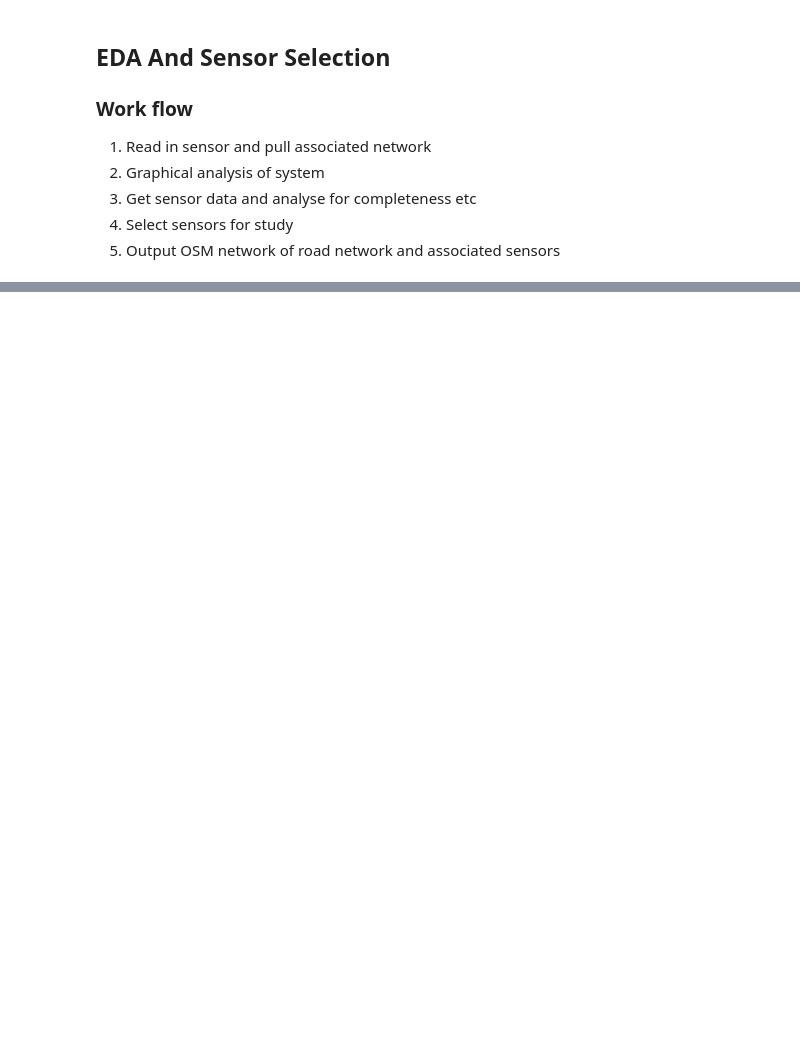
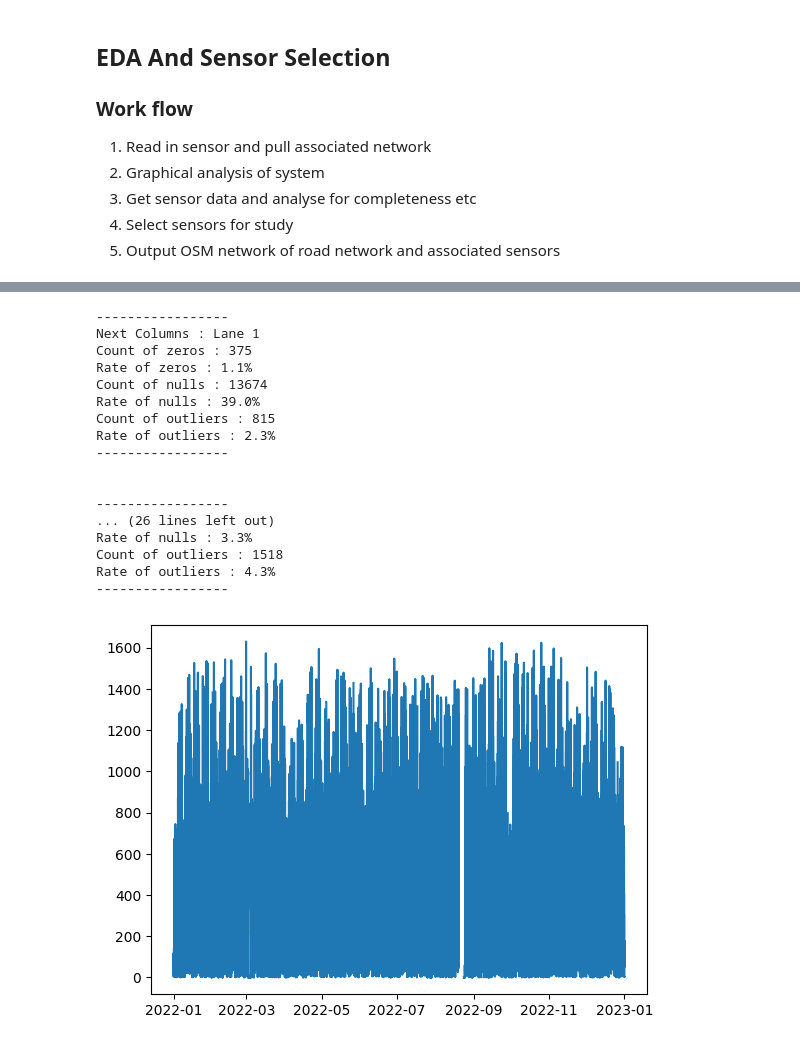
Before and after one commit to cmconlan/Adaptive_Traffic_Simulator, a Jupyter notebook: 1. EDA and Sensor Selection.ipynb, the cells around one changed output, grey strips where cells are left out. Drawn from its saved outputs; the diff is of its cells as text; code cells hidden in the pictures; blank space fills up the shorter version.

Commit message:
Added data load script and added several modules to EDA script

```diff
--- a/1. EDA and Sensor Selection.ipynb
+++ b/1. EDA and Sensor Selection.ipynb
@@ -219,0 +166,70 @@ print(outlier_count_l)
+# %%
+# Get time index from 01jan to 31 dec 2022
+
+start_date = '2022-01-01'
+end_date = '2022-12-31 23:45:00'  # End of December 2022
+
+# Create a datetime index with 15-minute frequency
+datetime_index = pd.date_range(start=start_date, end=end_date, freq='15T')
+ts_columns = ['Lane 1', 'Lane 2', 'Lane 3', 'All Lanes']
+
+# Create all vehicles data frame with 3 lanes
+ts_all = pd.DataFrame(index = datetime_index, columns = ts_columns)
+
+ts_all['Lane 1'] = ts[ts['Lane'] == 'lane1']['Total_Flow']
+ts_all['Lane 2'] = ts[ts['Lane'] == 'lane2']['Total_Flow']
+ts_all['Lane 3'] = ts[ts['Lane'] == 'lane3']['Total_Flow']
+ts_all['All Lanes'] = ts.groupby(ts.index).sum('Total_Flow')['Total_Flow']
+
+#Add Weekend Flag
+ts_all['Weekend'] = ts_all.index.dayofweek >= 5
+# %%
+# For each column - count zeros, nulls and outliers
+
+len_ts = len(ts_all)
+
+for col in ts_columns:
+    print('-----------------')
+    print('Next Columns : {}'.format(col))
+    #Count zeros
+    zero_count = (ts_all[col] == 0).sum()
+    print('Count of zeros : {}'.format(zero_count))
+    print('Rate of zeros : {:.1%}'.format(zero_count / len_ts))
+
+    # Count nulls
+    null_count = ts_all[col].isnull().sum()
+    print('Count of nulls : {}'.format(null_count))
+    print('Rate of nulls : {:.1%}'.format(null_count / len_ts))
+
+    # Identify and count outliers (assuming values more than 2 standard deviations from the mean are outliers)
+    mean_value = ts_all[col].mean()
+    std_dev = ts_all[col].std()
+    outlier_count = ((ts_all[col] > mean_value + 2 * std_dev) | (ts_all[col] < mean_value - 2 * std_dev)).sum()
+    print('Count of outliers : {}'.format(outlier_count))
+    print('Rate of outliers : {:.1%}'.format(outlier_count / len_ts))
+    print('-----------------')
+    print()
+    print()
+
+
+plt.plot(ts_all['All Lanes'])
+plt.show()
+# %% [output]
+-----------------
+Next Columns : Lane 1
+Count of zeros : 375
+Rate of zeros : 1.1%
+Count of nulls : 13674
+Rate of nulls : 39.0%
+Count of outliers : 815
+Rate of outliers : 2.3%
+-----------------
+
+
+-----------------
+... (26 lines left out)
+Rate of nulls : 3.3%
+Count of outliers : 1518
+Rate of outliers : 4.3%
+-----------------
+[figure, added]
```
Also changed, not shown: parts of 16 cells of this notebook, 1 other file.
